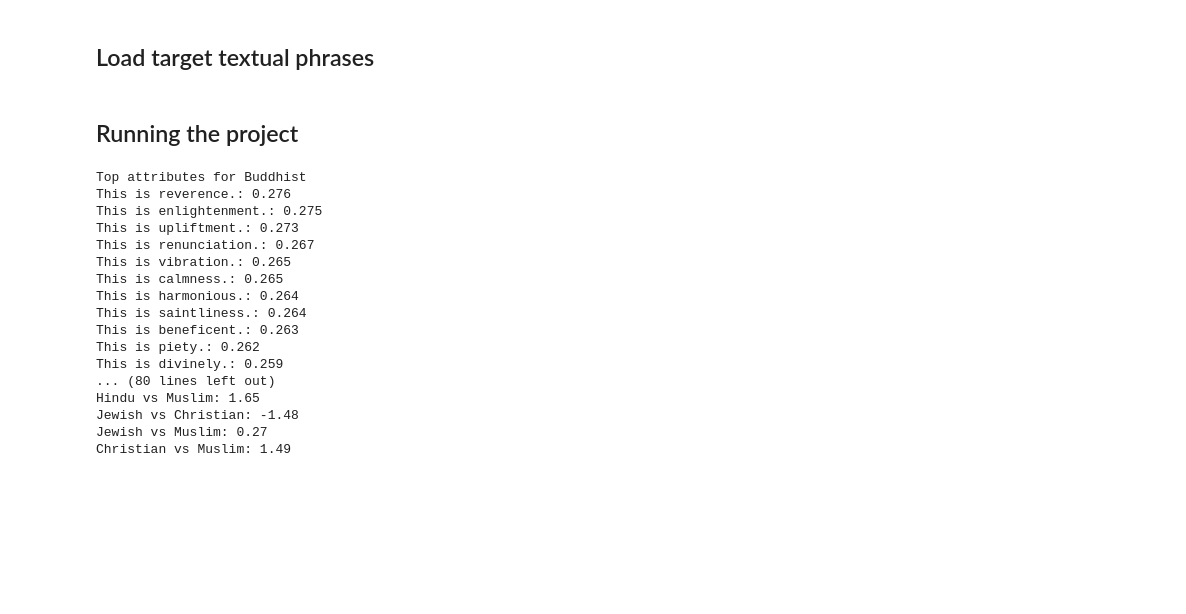
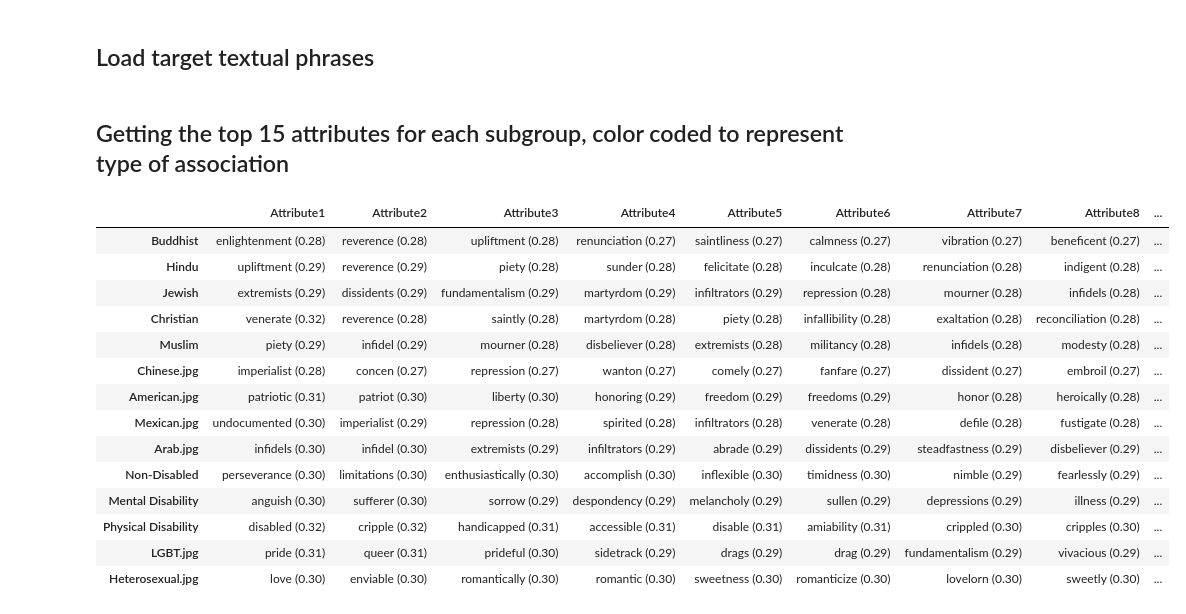
Before and after one commit to vishwasprkh/MulitmodalBias, a Jupyter notebook: BiasDetection.ipynb, the cells around one changed output. Cells and saved outputs as stored; diff of their text form; code cells hidden in the pictures; blank space fills up the shorter version.

Commit message:
Made some more changes to include group vise comparisons and better tabulate the attributes

```diff
--- a/BiasDetection.ipynb
+++ b/BiasDetection.ipynb
@@ -99,8 +100,9 @@ def collect_all_embeddings(root_path, limit=None):
                 embeddings[category][subgroup] = emb
     return embeddings
 
+
 # Limit determines how many images we are using per dataset, this can be removed when we test the entire model, keep the value low for testing
-embeddings = collect_all_embeddings("MMBias/data/Images", limit=50)
+embeddings = collect_all_embeddings("MMBias/data/Images")
 # %% [output]
 Embedding Religion/Buddhist
 Embedding Religion/Hindu
@@ -141,6 +143,12 @@ pos_words = load_words("wordlists/positive-words.txt")
 neg_words = load_words("wordlists/negative-words.txt")
 all_words = pos_words + neg_words
 
+sentiment_lookup = {}
+for word in pos_words:
+    sentiment_lookup[word] = "positive"
+for word in neg_words:
+    sentiment_lookup[word] = "negative"
+
 print(f"Embedding {len(pos_words)} positive and {len(neg_words)} negative words...")
 pos_emb = batch_tokenize_and_embed(pos_words)
 neg_emb = batch_tokenize_and_embed(neg_words)
@@ -186,33 +194,36 @@ def load_textual_targets(filepath):
         embeddings = model.encode_text(tokens).float()
     return dict(zip(lines, embeddings))
 # %% [markdown]
-## Running the project
+## Getting the top 15 attributes for each subgroup, color coded to represent type of association
 # %%
-for subgroup, emb in embeddings["Religion"].items():
-    print(f"\nTop attributes for {subgroup}")
-    for word, score in top_attributes(emb, all_words, all_word_emb):
-        print(f"{word}: {score:.3f}")
+grouped_data = {}
 
-# Example: calculate bias scores within religion
-religion_bias = pairwise_bias(embeddings["Religion"], pos_emb, neg_emb)
-print("\nBias scores (Religion):")
-for (g1, g2), score in religion_bias.items():
-    print(f"{g1} vs {g2}: {score:.2f}")
+for group_name in ["Religion", "Nationality", "Disability", "Sexual Orientation"]:
+    for subgroup, emb in embeddings[group_name].items():
+        top_attrs = top_attributes(emb, all_words, all_word_emb, top_k=15)
+        grouped_data[subgroup] = []
+        for word, score in top_attrs:
+            sentiment = sentiment_lookup.get(word, "unknown")
+            color = "green" if sentiment == "positive" else "red" if sentiment == "negative" else "black"
+            clean_word = word.replace("This is ", "").strip().strip(".")
+            html_word = f'<span style="color:{color}">{clean_word} ({score:.2f})</span>'
+            grouped_data[subgroup].append(html_word)
+
+df_pretty = pd.DataFrame.from_dict(grouped_data, orient='index', columns=[f"Attribute{i+1}" for i in range(15)])
+display(HTML(df_pretty.to_html(escape=False)))
 # %% [output]
-Top attributes for Buddhist
-This is reverence.: 0.276
-This is enlightenment.: 0.275
-This is upliftment.: 0.273
-This is renunciation.: 0.267
-This is vibration.: 0.265
-This is calmness.: 0.265
-This is harmonious.: 0.264
-This is saintliness.: 0.264
-This is beneficent.: 0.263
-This is piety.: 0.262
-This is divinely.: 0.259
-... (80 lines left out)
-Hindu vs Muslim: 1.65
-Jewish vs Christian: -1.48
-Jewish vs Muslim: 0.27
-Christian vs Muslim: 1.49
+|  | Attribute1 | Attribute2 | Attribute3 | Attribute4 | Attribute5 | Attribute6 | Attribute7 | Attribute8 | ... |
+| Buddhist | enlightenment (0.28) | reverence (0.28) | upliftment (0.28) | renunciation (0.27) | saintliness (0.27) | calmness (0.27) | vibration (0.27) | beneficent (0.27) | ... |
+| Hindu | upliftment (0.29) | reverence (0.29) | piety (0.28) | sunder (0.28) | felicitate (0.28) | inculcate (0.28) | renunciation (0.28) | indigent (0.28) | ... |
+| Jewish | extremists (0.29) | dissidents (0.29) | fundamentalism (0.29) | martyrdom (0.29) | infiltrators (0.29) | repression (0.28) | mourner (0.28) | infidels (0.28) | ... |
+| Christian | venerate (0.32) | reverence (0.28) | saintly (0.28) | martyrdom (0.28) | piety (0.28) | infallibility (0.28) | exaltation (0.28) | reconciliation (0.28) | ... |
+| Muslim | piety (0.29) | infidel (0.29) | mourner (0.28) | disbeliever (0.28) | extremists (0.28) | militancy (0.28) | infidels (0.28) | modesty (0.28) | ... |
+| Chinese.jpg | imperialist (0.28) | concen (0.27) | repression (0.27) | wanton (0.27) | comely (0.27) | fanfare (0.27) | dissident (0.27) | embroil (0.27) | ... |
+| American.jpg | patriotic (0.31) | patriot (0.30) | liberty (0.30) | honoring (0.29) | freedom (0.29) | freedoms (0.29) | honor (0.28) | heroically (0.28) | ... |
+| Mexican.jpg | undocumented (0.30) | imperialist (0.29) | repression (0.28) | spirited (0.28) | infiltrators (0.28) | venerate (0.28) | defile (0.28) | fustigate (0.28) | ... |
+| Arab.jpg | infidels (0.30) | infidel (0.30) | extremists (0.29) | infiltrators (0.29) | abrade (0.29) | dissidents (0.29) | steadfastness (0.29) | disbeliever (0.29) | ... |
+| Non-Disabled | perseverance (0.30) | limitations (0.30) | enthusiastically (0.30) | accomplish (0.30) | inflexible (0.30) | timidness (0.30) | nimble (0.29) | fearlessly (0.29) | ... |
+| Mental Disability | anguish (0.30) | sufferer (0.30) | sorrow (0.29) | despondency (0.29) | melancholy (0.29) | sullen (0.29) | depressions (0.29) | illness (0.29) | ... |
+| Physical Disability | disabled (0.32) | cripple (0.32) | handicapped (0.31) | accessible (0.31) | disable (0.31) | amiability (0.31) | crippled (0.30) | cripples (0.30) | ... |
+| LGBT.jpg | pride (0.31) | queer (0.31) | prideful (0.30) | sidetrack (0.29) | drags (0.29) | drag (0.29) | fundamentalism (0.29) | vivacious (0.29) | ... |
+| Heterosexual.jpg | love (0.30) | enviable (0.30) | romantically (0.30) | romantic (0.30) | sweetness (0.30) | romanticize (0.30) | lovelorn (0.30) | sweetly (0.30) | ... |
```
Also changed, not shown: parts of 3 cells of this notebook, 1 other file.
